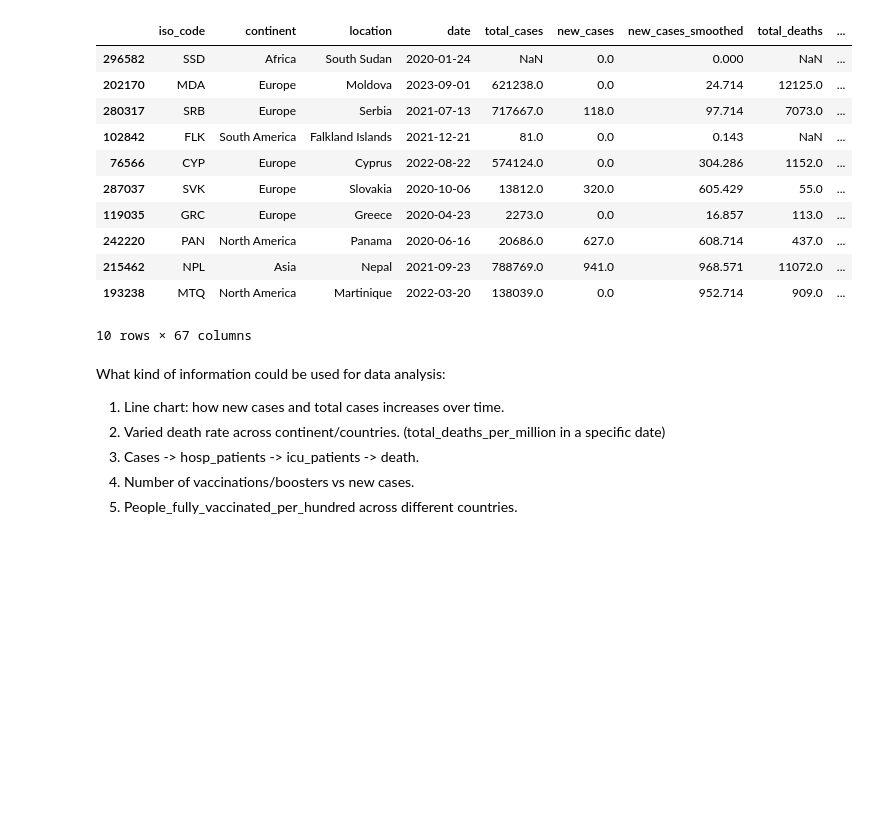
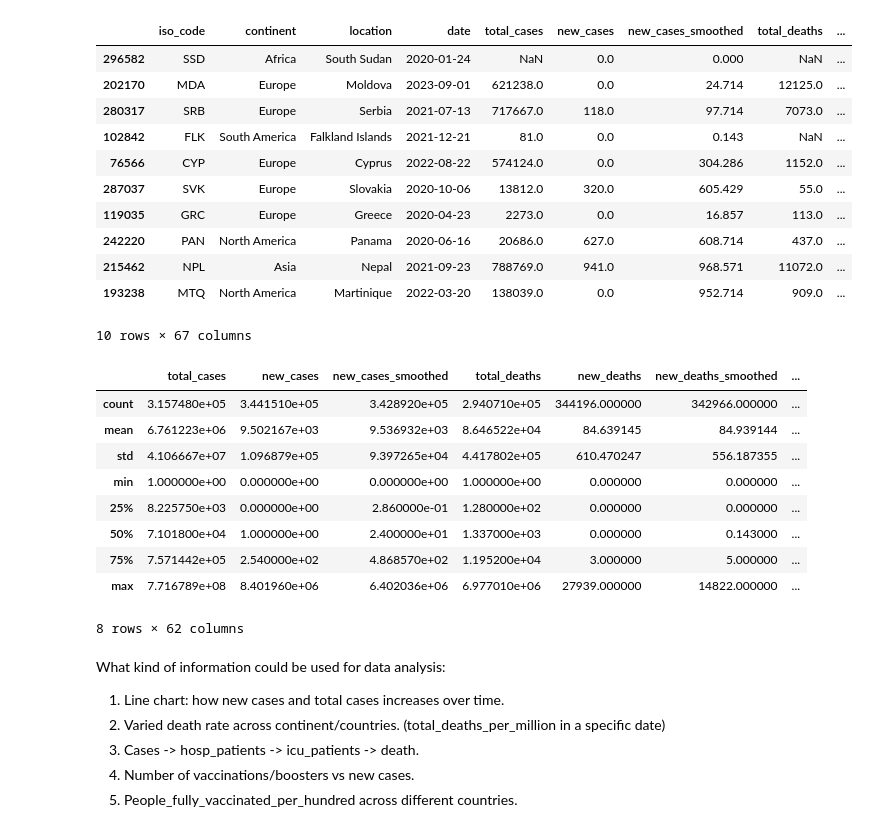
Before and after one commit to fengyu20/covid_data_analysis, a Jupyter notebook: covid_analysis.ipynb, the cells around one changed output. Drawn from its saved outputs; the diff is of its cells as text; code cells hidden in the pictures; blank space fills up the shorter version.

```diff
--- a/covid_analysis.ipynb
+++ b/covid_analysis.ipynb
@@ -17,6 +22,19 @@ covid_df.sample(10)
 | 215462 | NPL | Asia | Nepal | 2021-09-23 | 788769.0 | 941.0 | 968.571 | 11072.0 | ... |
 | 193238 | MTQ | North America | Martinique | 2022-03-20 | 138039.0 | 0.0 | 952.714 | 909.0 | ... |
 10 rows × 67 columns
+# %%
+covid_df.describe()
+# %% [output]
+|  | total_cases | new_cases | new_cases_smoothed | total_deaths | new_deaths | new_deaths_smoothed | ... |
+| count | 3.157480e+05 | 3.441510e+05 | 3.428920e+05 | 2.940710e+05 | 344196.000000 | 342966.000000 | ... |
+| mean | 6.761223e+06 | 9.502167e+03 | 9.536932e+03 | 8.646522e+04 | 84.639145 | 84.939144 | ... |
+| std | 4.106667e+07 | 1.096879e+05 | 9.397265e+04 | 4.417802e+05 | 610.470247 | 556.187355 | ... |
+| min | 1.000000e+00 | 0.000000e+00 | 0.000000e+00 | 1.000000e+00 | 0.000000 | 0.000000 | ... |
+| 25% | 8.225750e+03 | 0.000000e+00 | 2.860000e-01 | 1.280000e+02 | 0.000000 | 0.000000 | ... |
+| 50% | 7.101800e+04 | 1.000000e+00 | 2.400000e+01 | 1.337000e+03 | 0.000000 | 0.143000 | ... |
+| 75% | 7.571442e+05 | 2.540000e+02 | 4.868570e+02 | 1.195200e+04 | 3.000000 | 5.000000 | ... |
+| max | 7.716789e+08 | 8.401960e+06 | 6.402036e+06 | 6.977010e+06 | 27939.000000 | 14822.000000 | ... |
+8 rows × 62 columns
 # %% [markdown]
 What kind of information could be used for data analysis:
 1. Line chart: how new cases and total cases increases over time.
```
Also changed, not shown: parts of 5 cells of this notebook.
